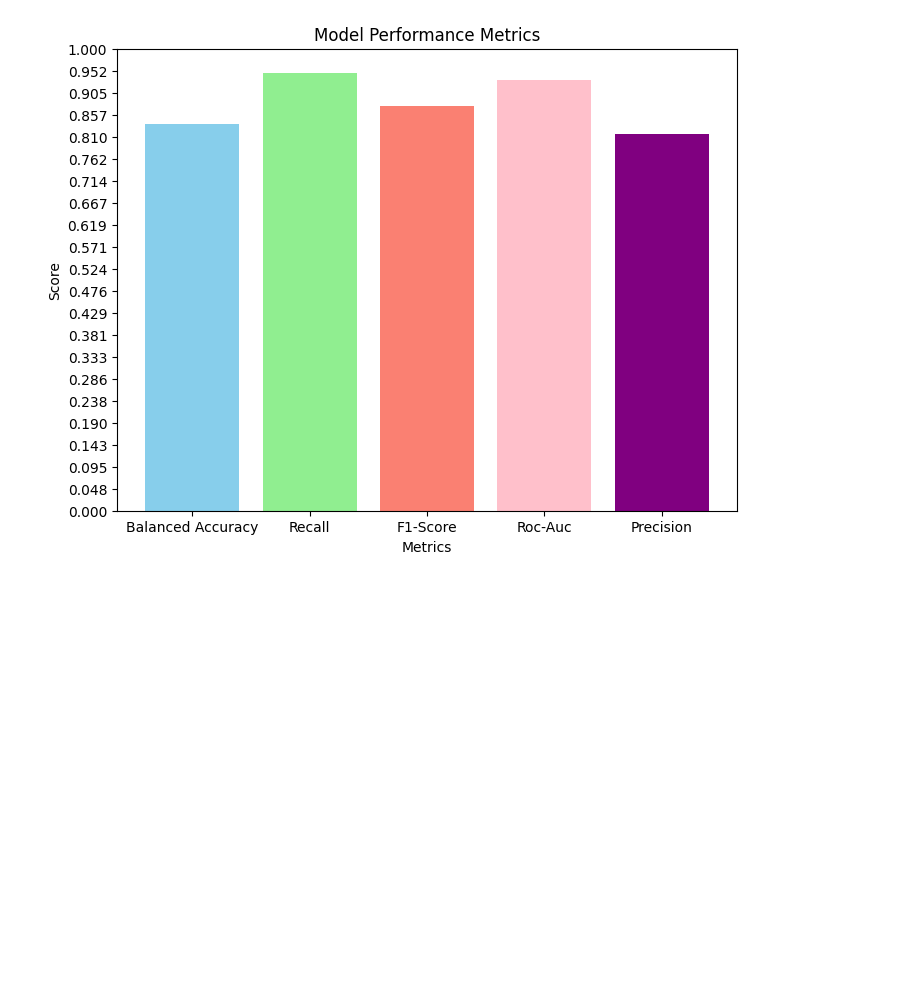
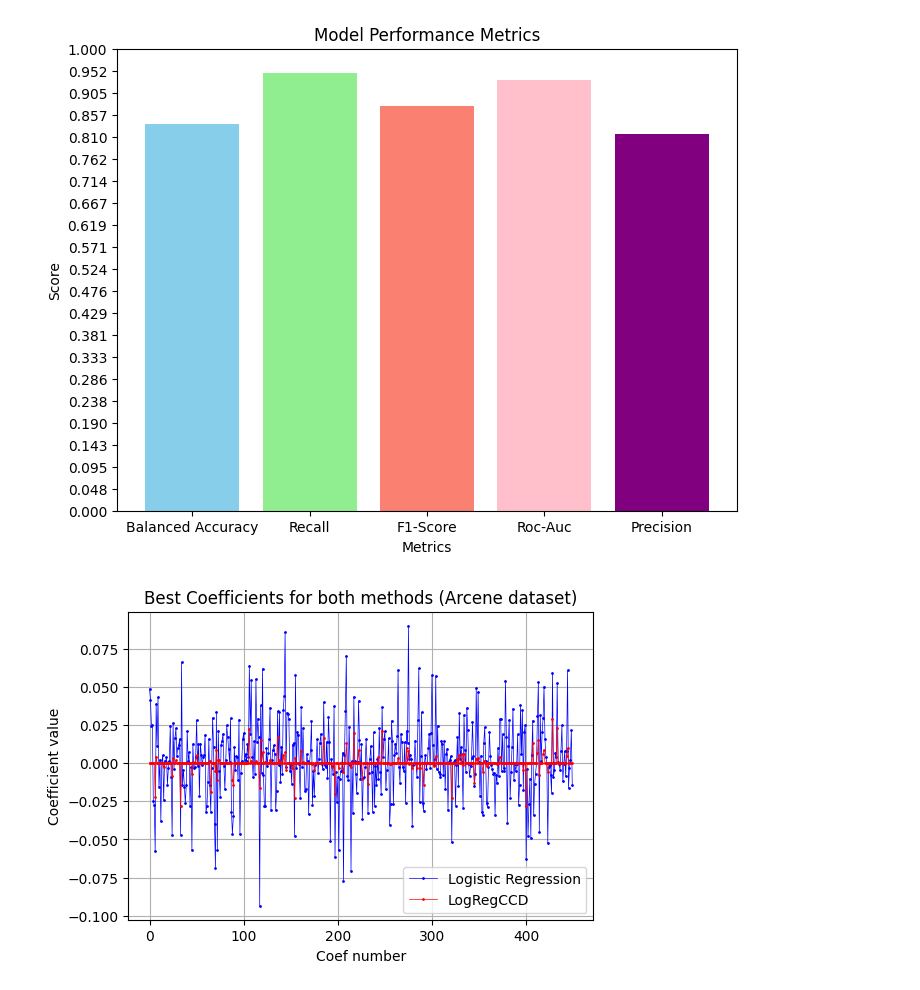
Before and after one commit to mouradianelen/LogRegCCD, a Jupyter notebook: arcene_notebook.ipynb, the cells around one changed output. Cells and saved outputs as stored; diff of their text form; code cells hidden in the pictures; blank space fills up the shorter version.

```diff
--- a/arcene_notebook.ipynb
+++ b/arcene_notebook.ipynb
@@ -152,3 +151,16 @@ plt.yticks(np.linspace(0, 1, 22))
 plt.show()
 # %% [output]
 [figure]
+# %%
+index_dexter = [i for i in range(len(model.best_coef_))]
+plt.figure(figsize=(6, 4))
+plt.plot(index_dexter, modelLR.coef_[0], marker='o', linestyle='-', label="Logistic Regression", color='blue', linewidth=0.5, markersize=1)
+plt.plot(index_dexter, model.best_coef_, marker='o', linestyle='-', label="LogRegCCD", color='red', linewidth=0.5, markersize=1)
+plt.xlabel('Coef number')
+plt.ylabel("Coefficient value")
+plt.title(f"Best Coefficients for both methods (Arcene dataset)")
+plt.legend()
+plt.grid(True)
+plt.show()
+# %% [output]
+[figure, added]
```
Also changed, not shown: parts of 1 cell of this notebook, 18 other files.
